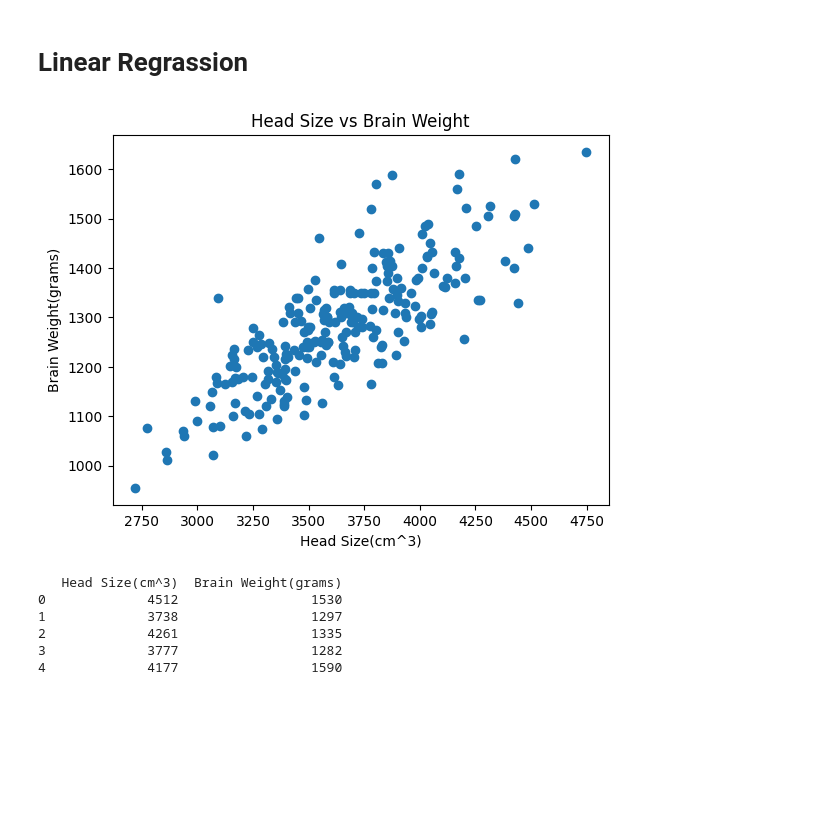
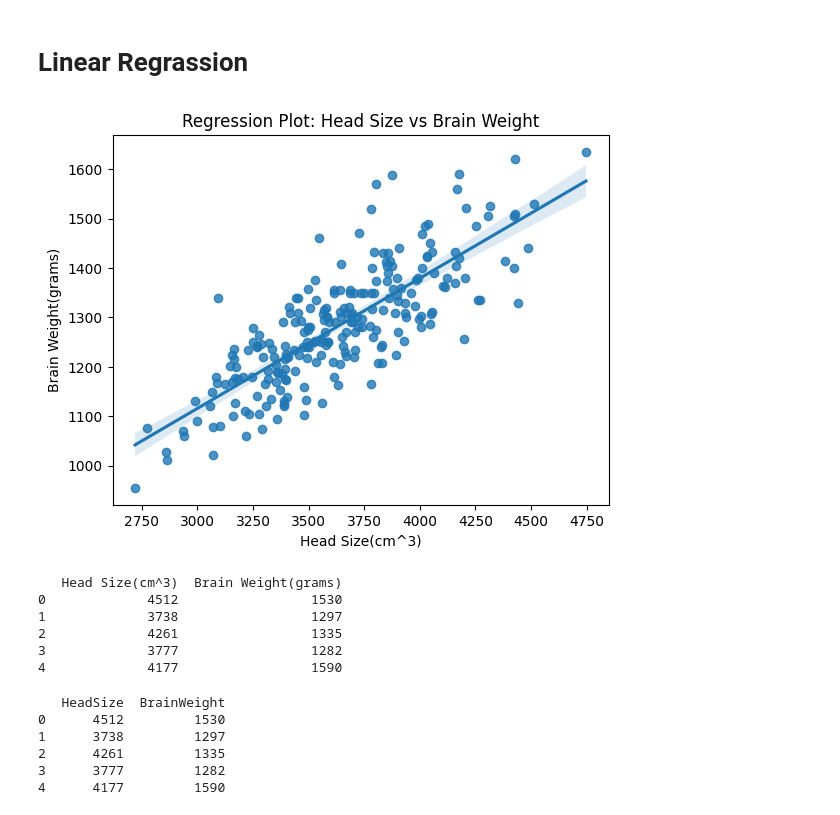
Before and after one commit to surajacharya12/DATA-SCIENCE-LAB, a Jupyter notebook: lab7.ipynb, the cells around one changed output. Saved outputs shown, nothing was run; the diff lists cells and outputs as text; code cells hidden in the pictures; blank space fills up the shorter version.

```diff
--- a/lab7.ipynb
+++ b/lab7.ipynb
@@ -8,20 +10,34 @@ import pandas as pd
 # %%
 df = pd.read_csv('headbrain11.csv')
 
-plt.scatter(df['Head Size(cm^3)'], df['Brain Weight(grams)'])
+sns.regplot(
+    x='Head Size(cm^3)',
+    y='Brain Weight(grams)',
+    data=df
+)
 
+plt.title('Regression Plot: Head Size vs Brain Weight')
 plt.xlabel('Head Size(cm^3)')
 plt.ylabel('Brain Weight(grams)')
-plt.title('Head Size vs Brain Weight')
 
 plt.show()
 
 print(df.head())
 # %% [output]
-[figure, old version]
+[figure, new version]
    Head Size(cm^3)  Brain Weight(grams)
 0             4512                 1530
 1             3738                 1297
 2             4261                 1335
 3             3777                 1282
 4             4177                 1590
+# %%
+df.columns = ['HeadSize', 'BrainWeight']
+print(df.head())
+# %% [output]
+   HeadSize  BrainWeight
+0      4512         1530
+1      3738         1297
+2      4261         1335
+3      3777         1282
+4      4177         1590
```
Also changed, not shown: parts of 2 cells of this notebook, 2 other files.
